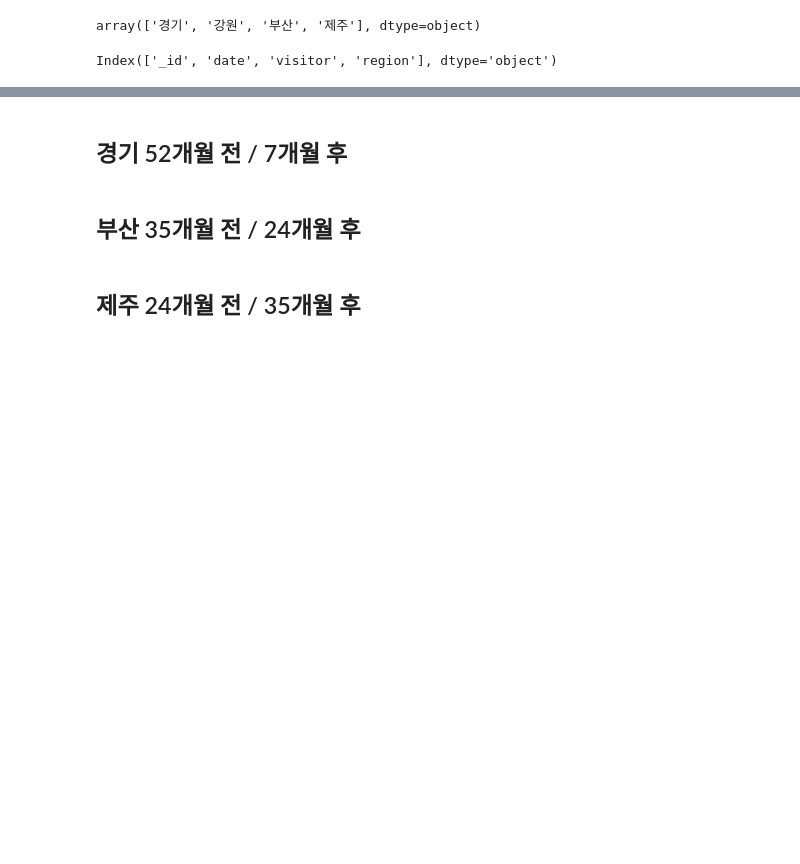
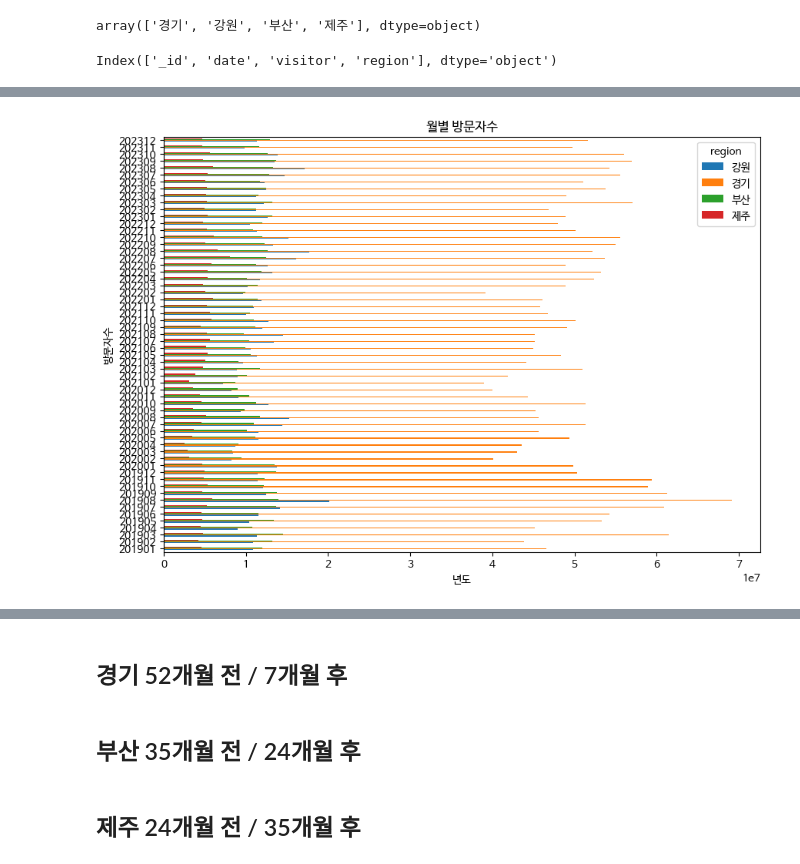
Before and after one commit to nohjuhyeon/AI_LKJ_hubs_fastapi, a Jupyter notebook: data_analysis/tour_pass/tour_pass_mj.ipynb, the cells around one changed output, grey strips where cells are left out. Saved outputs shown, nothing was run; the diff lists cells and outputs as text; code cells hidden in the pictures; blank space fills up the shorter version.

```diff
--- a/data_analysis/tour_pass/tour_pass_mj.ipynb
+++ b/data_analysis/tour_pass/tour_pass_mj.ipynb
@@ -4,6 +4,9 @@
 import pandas as pd
 import pymongo
 import numpy as np
+import matplotlib.pyplot as plt
+import matplotlib as mpl
+mpl.rc('font', family='NanumBarunGothic') # 혹은 다른 설치한 Nanum 폰트 사용
 
 client=pymongo.MongoClient("192.168.10.240",27017)
 db= client['AI_LKJ']
@@ -40,0 +47,11 @@ pivot_visitor
+# %%
+pivot_visitor = pd.pivot_table(data=df_tour_pass,index="date",columns = 'region',values='visitor', aggfunc='sum')
+# ax = pivot_visitor.plot(kind='line',  figsize=(10, 7))
+ax = pivot_visitor.plot(kind='barh',  figsize=(10, 7))
+# ax = pivot_visitor.plot(kind='area',  figsize=(10, 7))
+plt.title('월별 방문자수')
+plt.xlabel('년도')
+plt.ylabel('방문자수')
+plt.show()
+# %% [output]
+[figure, added]
```
Also changed, not shown: parts of 8 cells of this notebook, 3 other files.
